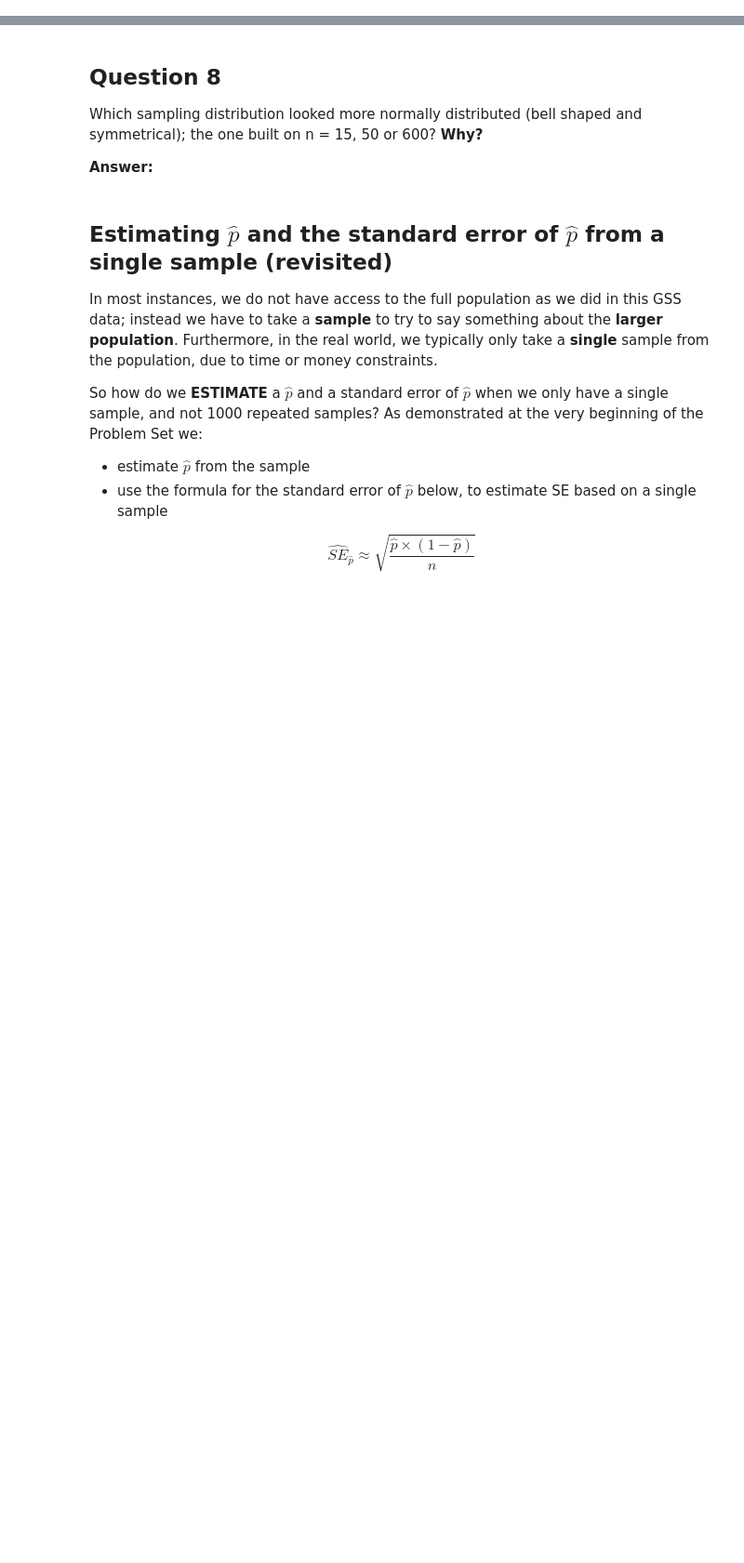
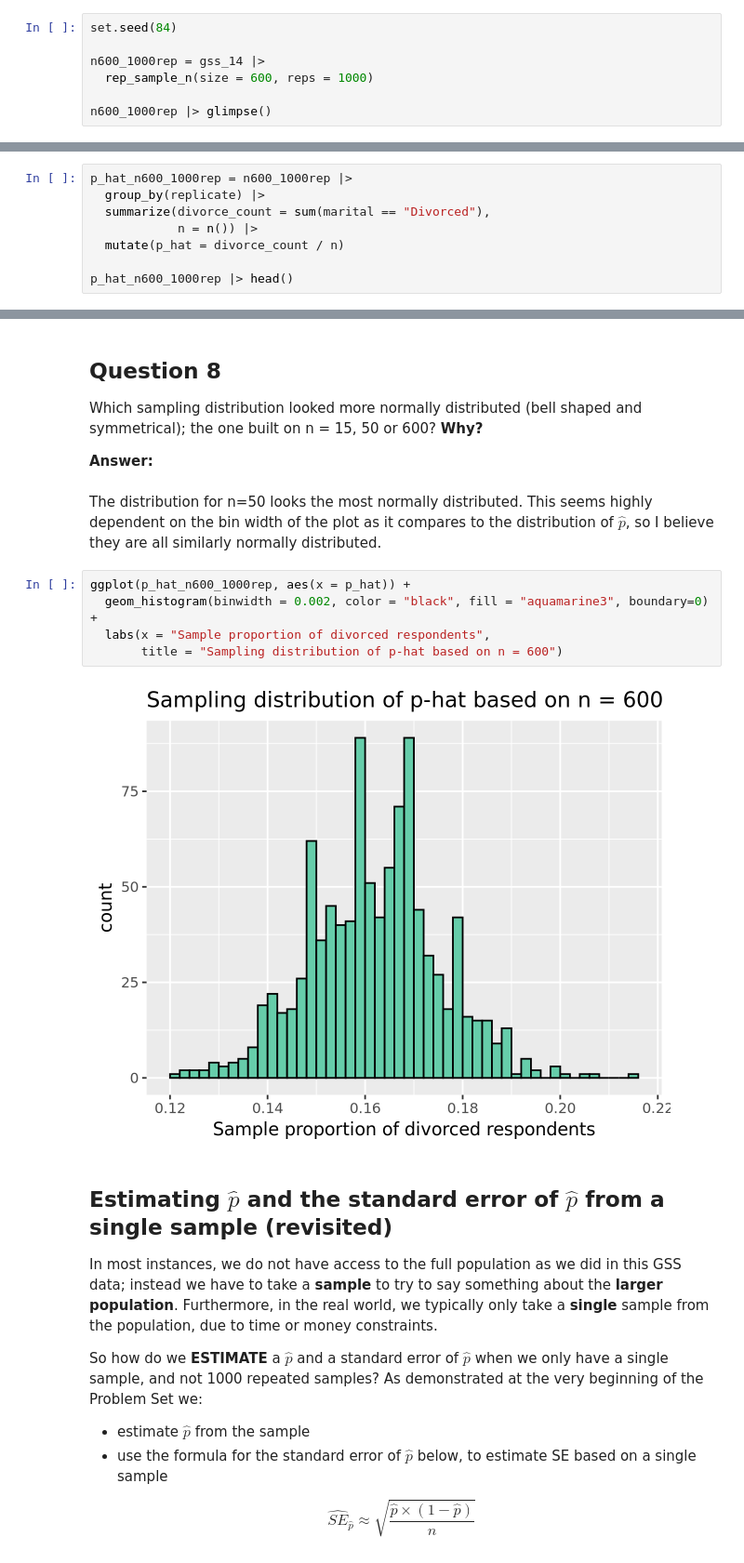
Before and after one commit to UNC-DATA-730/unit-7-assignment-rbmatheny, a Jupyter notebook: assignment7.ipynb, the cells around one changed output, grey strips where cells are left out. Shown: that part at 93% size. Cells and saved outputs as stored; diff of their text form; blank space fills up the shorter version.

```diff
--- a/assignment7.ipynb
+++ b/assignment7.ipynb
@@ -484,3 +486,10 @@ Use the `rep_sample_n` function to collect 1000 virtual samples of size
 YOU CAN DISTINGUISH IT FROM THE n = 50, and n = 15 SAMPLES ABOVE!**
 
 **Answer:**
+# %%
+set.seed(84)
+
+n600_1000rep = gss_14 |>
+  rep_sample_n(size = 600, reps = 1000)
+
+n600_1000rep |> glimpse()
@@ -493,3 +508,11 @@ Calculate the proportion $\hat{p}$ of people who reported they were
 `Divorced`for each replicate of your n = 600 sampling
 
 **Answer:**
+# %%
+p_hat_n600_1000rep = n600_1000rep |>
+  group_by(replicate) |>
+  summarize(divorce_count = sum(marital == "Divorced"),
+            n = n()) |>
+  mutate(p_hat = divorce_count / n)
+
+p_hat_n600_1000rep |> head()
@@ -515,6 +559,15 @@ Which sampling distribution looked more normally distributed (bell
 shaped and symmetrical); the one built on n = 15, 50 or 600? **Why?**
 
 **Answer:**
+# %% [markdown]
+The distribution for n=50 looks the most normally distributed. This seems highly dependent on the bin width of the plot as it compares to the distribution of $\hat{p}$, so I believe they are all similarly normally distributed.
+# %%
+ggplot(p_hat_n600_1000rep, aes(x = p_hat)) +
+  geom_histogram(binwidth = 0.002, color = "black", fill = "aquamarine3", boundary=0) +
+  labs(x = "Sample proportion of divorced respondents",
+       title = "Sampling distribution of p-hat based on n = 600")
+# %% [output]
+[figure, added]
 # %% [markdown]
 ## Estimating $\hat{p}$ and the standard error of $\hat{p}$ from a single sample (revisited)
 
```
Also changed, not shown: parts of 9 cells of this notebook.
